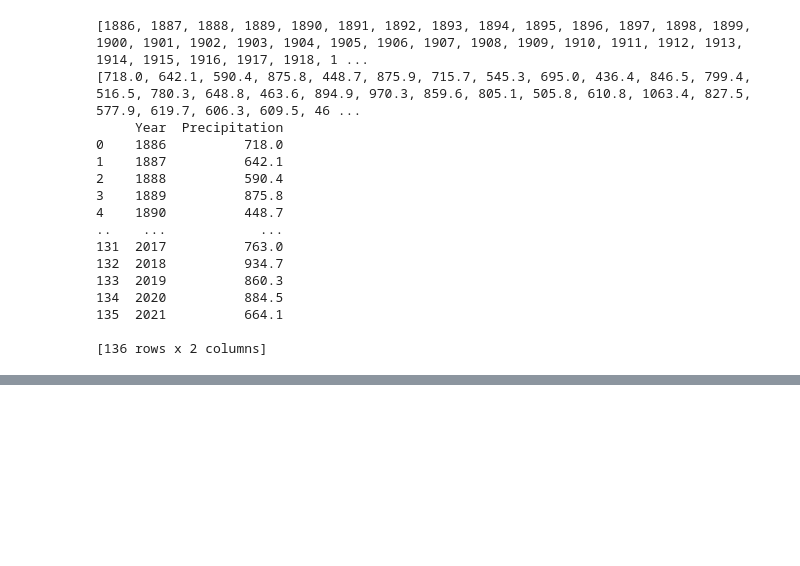
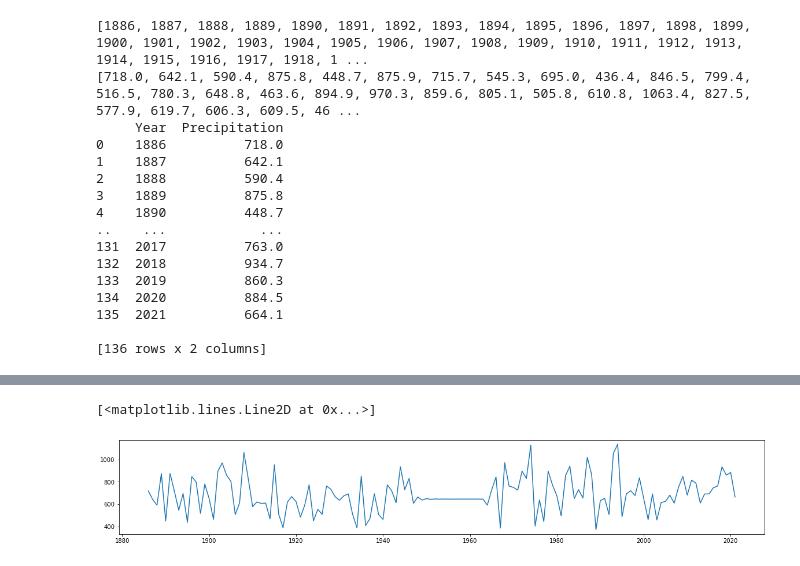
Before and after one commit to Foxxy-HCMUS/HCMUS-Applied-Maths-and-Statistics-Projects, a Jupyter notebook: Project 1/Problem 1/Codes/source_code.ipynb, the cells around one changed output, grey strips where cells are left out. Saved outputs shown, nothing was run; the diff lists cells and outputs as text; code cells hidden in the pictures; blank space fills up the shorter version.

```diff
--- a/Project 1/Problem 1/Codes/source_code.ipynb
+++ b/Project 1/Problem 1/Codes/source_code.ipynb
@@ -158,0 +199,6 @@ data_frame.to_csv("data.csv")
+# %%
+year = (df.loc[:, "Year"].to_numpy())
+plt.plot(year, prec_data) # line
+# %% [output]
+[<matplotlib.lines.Line2D at 0x...>]
+[figure, added]
```
Also changed, not shown: parts of 7 cells of this notebook.
